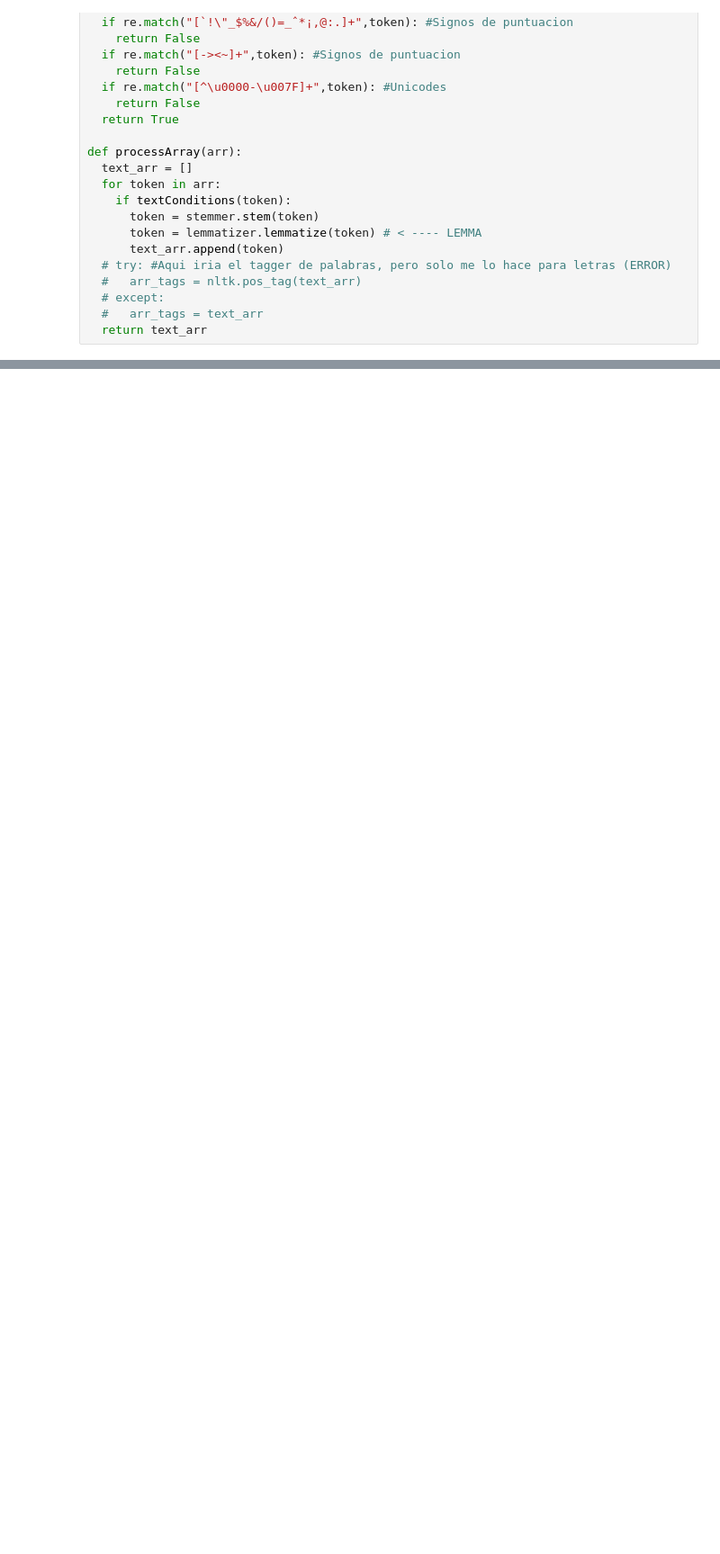
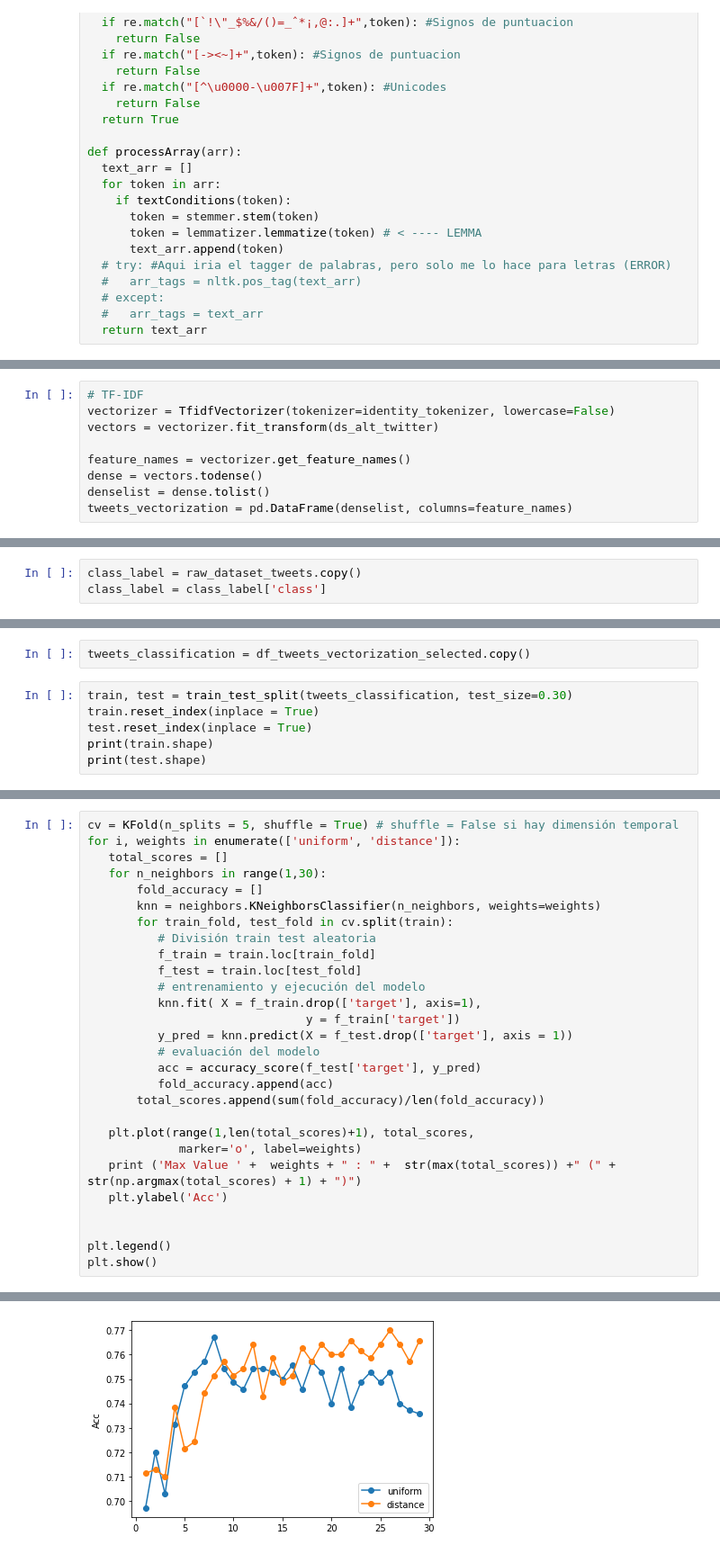
Before and after one commit to manuvillalba-uclm/Natural_Lenguaje_Processing-ELM, a Jupyter notebook: Machine_Learning_NLP.ipynb, the cells around one changed output, grey strips where cells are left out. Shown: that part at 90% size. Drawn from its saved outputs; the diff is of its cells as text; blank space fills up the shorter version.

Commit message:
Vectorización inicial, Feature selection e inicio la clasificación (KNN)

```diff
--- a/Machine_Learning_NLP.ipynb
+++ b/Machine_Learning_NLP.ipynb
@@ -277,0 +230,9 @@ lista_tweets
+# %%
+# TF-IDF
+vectorizer = TfidfVectorizer(tokenizer=identity_tokenizer, lowercase=False)
+vectors = vectorizer.fit_transform(ds_alt_twitter)
+
+feature_names = vectorizer.get_feature_names()
+dense = vectors.todense()
+denselist = dense.tolist()
+tweets_vectorization = pd.DataFrame(denselist, columns=feature_names)
@@ -277,0 +256,3 @@ lista_tweets
+# %%
+class_label = raw_dataset_tweets.copy()
+class_label = class_label['class']
@@ -277,0 +306,8 @@ lista_tweets
+# %%
+tweets_classification = df_tweets_vectorization_selected.copy()
+# %%
+train, test = train_test_split(tweets_classification, test_size=0.30)
+train.reset_index(inplace = True)
+test.reset_index(inplace = True)
+print(train.shape)
+print(test.shape)
@@ -277,0 +317,29 @@ lista_tweets
+# %%
+cv = KFold(n_splits = 5, shuffle = True) # shuffle = False si hay dimensión temporal
+for i, weights in enumerate(['uniform', 'distance']):
+   total_scores = []
+   for n_neighbors in range(1,30):
+       fold_accuracy = []
+       knn = neighbors.KNeighborsClassifier(n_neighbors, weights=weights)
+       for train_fold, test_fold in cv.split(train):
+          # División train test aleatoria
+          f_train = train.loc[train_fold]
+          f_test = train.loc[test_fold]
+          # entrenamiento y ejecución del modelo
+          knn.fit( X = f_train.drop(['target'], axis=1),
+                               y = f_train['target'])
+          y_pred = knn.predict(X = f_test.drop(['target'], axis = 1))
+          # evaluación del modelo
+          acc = accuracy_score(f_test['target'], y_pred)
+          fold_accuracy.append(acc)
+       total_scores.append(sum(fold_accuracy)/len(fold_accuracy))
+
+   plt.plot(range(1,len(total_scores)+1), total_scores,
+             marker='o', label=weights)
+   print ('Max Value ' +  weights + " : " +  str(max(total_scores)) +" (" + str(np.argmax(total_scores) + 1) + ")")
+   plt.ylabel('Acc')
+
+
+plt.legend()
+plt.show()
+# %% [output]
@@ -277,0 +348 @@ lista_tweets
+[figure, added]
```
Also changed, not shown: parts of 26 cells of this notebook.
